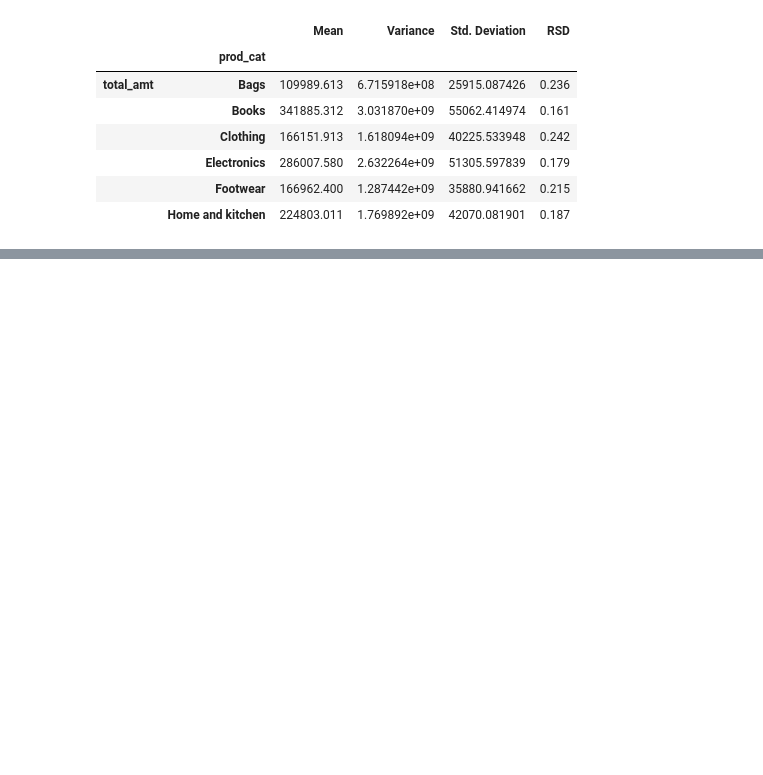
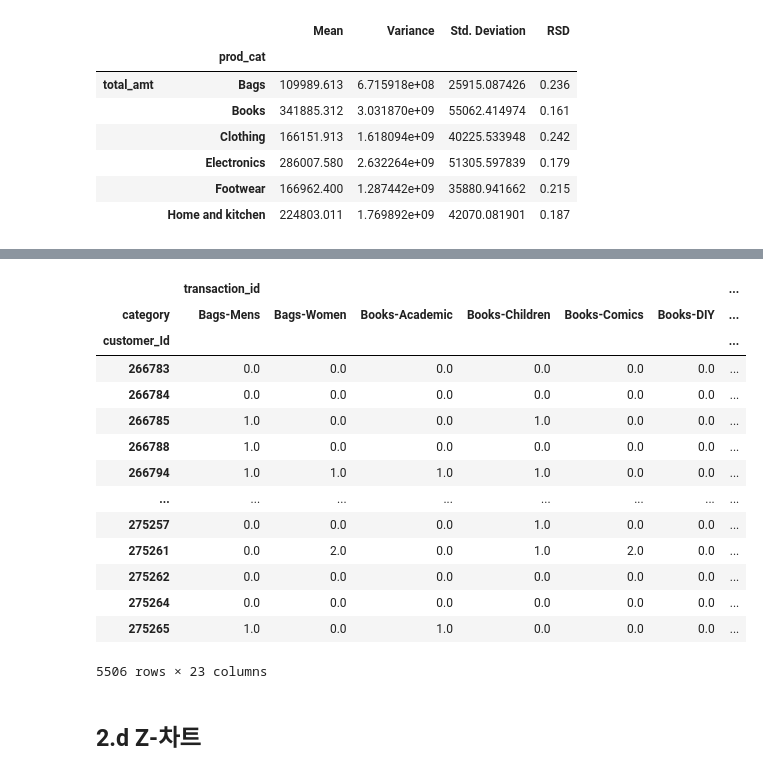
Before and after one commit to sunnyl94/Data-Analysis-Folder, a Jupyter notebook: Retail_Case_Study.ipynb, the cells around one changed output, grey strips where cells are left out. Cells and saved outputs as stored; diff of their text form; code cells hidden in the pictures; blank space fills up the shorter version.

```diff
--- a/Retail_Case_Study.ipynb
+++ b/Retail_Case_Study.ipynb
@@ -117,0 +130,3 @@ dtype: object
+# %%
+customer['age'] = 2014 - customer["DOB"].dt.year
+display(customer)
@@ -617,0 +701,20 @@ display(stats_df)
+# %%
+df_copy2 = new_data.copy()
+
+# prod_cat과 prod_subcat을 합친 컬럼 만들기
+df_copy2['category'] = df_copy2['prod_cat'] + '-' + df_copy2['prod_subcat']
+
+# cust_id명을 customer 테이블의 customer_id와 똑같이 만들기
+df_copy2.rename(columns={'cust_id':'customer_Id'}, inplace=True)
+# %%
+# transaction 테이블과 customer 테이블 조인 진행
+# customer 테이블에서 gender와 age 컬럼만 가져오기
+
+df2 = pd.merge(
+    left = df_copy2,
+    right = customer[['customer_Id', 'Gender', 'age']],
+    on = ["customer_Id"],
+    how = "left"
+)
+
+df2.head()
@@ -617,0 +728,26 @@ display(stats_df)
+# %%
+corr_pivot_table = pd.pivot_table(df2,
+                            index=['customer_Id'],
+                            columns=["category"],
+                            values=['transaction_id'],
+                            aggfunc='count'
+                            ).fillna(0)
+display(corr_pivot_table)
+# %% [output]
+|  | transaction_id |  |  |  |  |  | ... |
+| category | Bags-Mens | Bags-Women | Books-Academic | Books-Children | Books-Comics | Books-DIY | ... |
+| customer_Id |  |  |  |  |  |  | ... |
+| 266783 | 0.0 | 0.0 | 0.0 | 0.0 | 0.0 | 0.0 | ... |
+| 266784 | 0.0 | 0.0 | 0.0 | 0.0 | 0.0 | 0.0 | ... |
+| 266785 | 1.0 | 0.0 | 0.0 | 1.0 | 0.0 | 0.0 | ... |
+| 266788 | 1.0 | 0.0 | 0.0 | 0.0 | 0.0 | 0.0 | ... |
+| 266794 | 1.0 | 1.0 | 1.0 | 1.0 | 0.0 | 0.0 | ... |
+| ... | ... | ... | ... | ... | ... | ... | ... |
+| 275257 | 0.0 | 0.0 | 0.0 | 1.0 | 0.0 | 0.0 | ... |
+| 275261 | 0.0 | 2.0 | 0.0 | 1.0 | 2.0 | 0.0 | ... |
+| 275262 | 0.0 | 0.0 | 0.0 | 0.0 | 0.0 | 0.0 | ... |
+| 275264 | 0.0 | 0.0 | 0.0 | 0.0 | 0.0 | 0.0 | ... |
+| 275265 | 1.0 | 0.0 | 1.0 | 0.0 | 0.0 | 0.0 | ... |
+5506 rows × 23 columns
+# %% [markdown]
+## 2.d Z-차트
```
Also changed, not shown: parts of 24 cells of this notebook.
